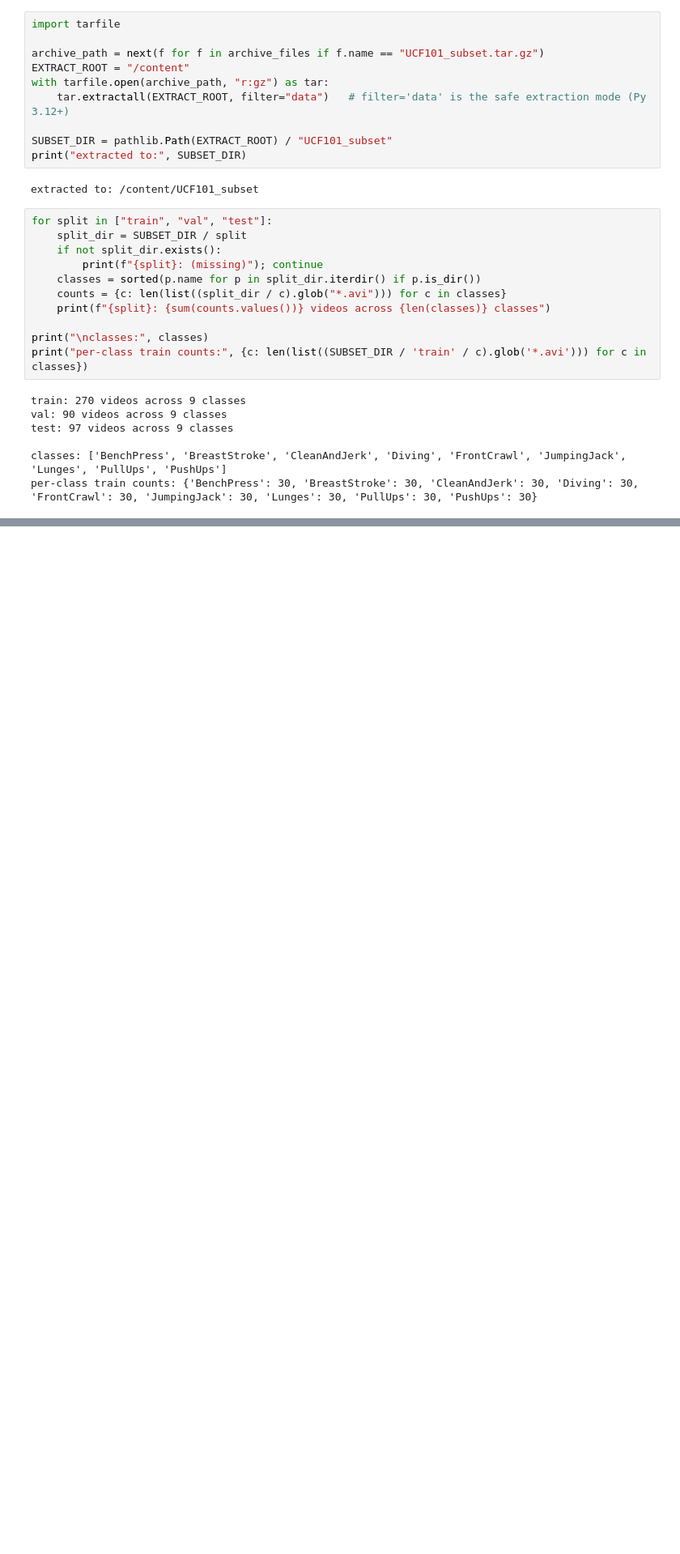
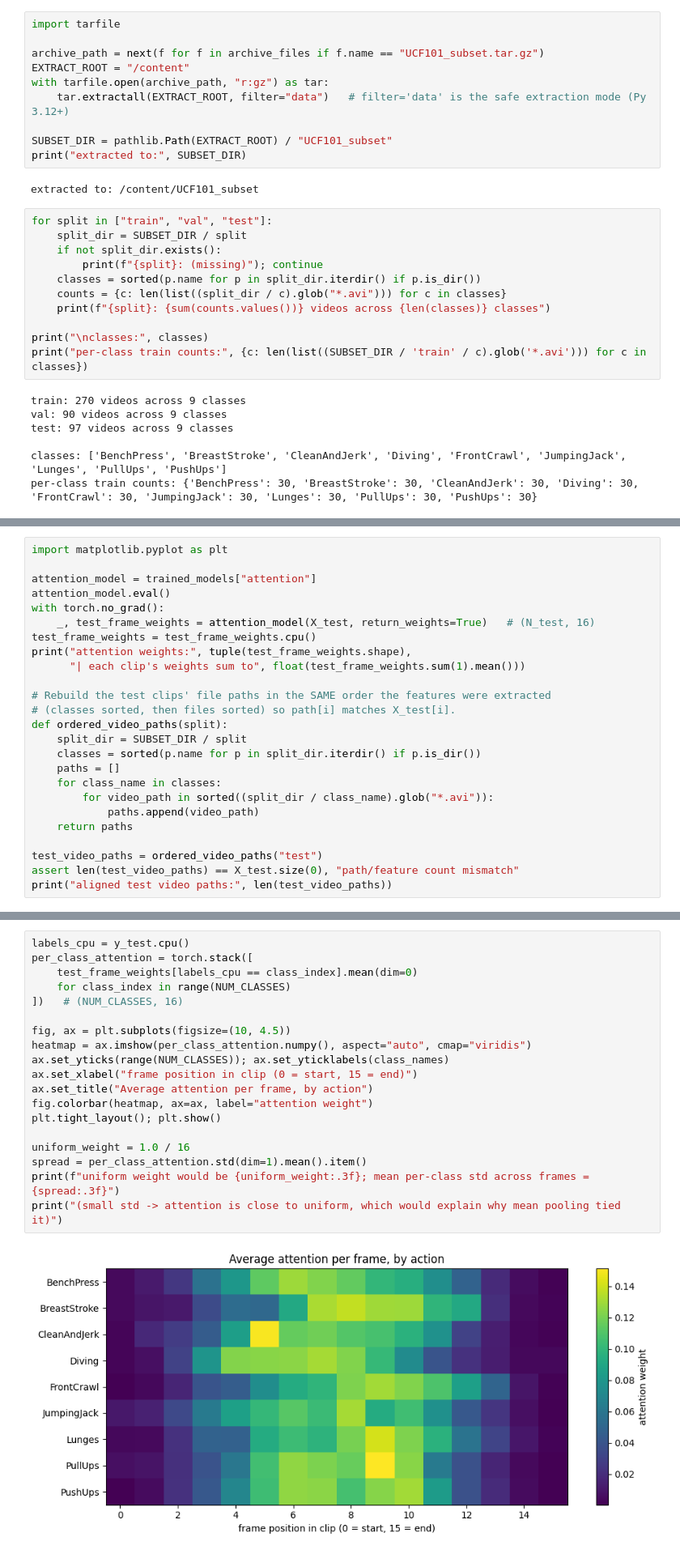
Before and after one commit to HuMzAHCodes/FrameSight, a Jupyter notebook: framesight.ipynb, the cells around one changed output, grey strips where cells are left out. Shown at 81% size. Saved outputs shown, nothing was run; the diff lists cells and outputs as text; blank space fills up the shorter version.

```diff
--- a/framesight.ipynb
+++ b/framesight.ipynb
@@ -136,0 +362,25 @@ per-class train counts: {'BenchPress': 30, 'BreastStroke': 30, 'CleanAndJerk': 3
+# %%
+import matplotlib.pyplot as plt
+
+attention_model = trained_models["attention"]
+attention_model.eval()
+with torch.no_grad():
+    _, test_frame_weights = attention_model(X_test, return_weights=True)   # (N_test, 16)
+test_frame_weights = test_frame_weights.cpu()
+print("attention weights:", tuple(test_frame_weights.shape),
+      "| each clip's weights sum to", float(test_frame_weights.sum(1).mean()))
+
+# Rebuild the test clips' file paths in the SAME order the features were extracted
+# (classes sorted, then files sorted) so path[i] matches X_test[i].
+def ordered_video_paths(split):
+    split_dir = SUBSET_DIR / split
+    classes = sorted(p.name for p in split_dir.iterdir() if p.is_dir())
+    paths = []
+    for class_name in classes:
+        for video_path in sorted((split_dir / class_name).glob("*.avi")):
+            paths.append(video_path)
+    return paths
+
+test_video_paths = ordered_video_paths("test")
+assert len(test_video_paths) == X_test.size(0), "path/feature count mismatch"
+print("aligned test video paths:", len(test_video_paths))
@@ -136,0 +390,21 @@ per-class train counts: {'BenchPress': 30, 'BreastStroke': 30, 'CleanAndJerk': 3
+# %%
+labels_cpu = y_test.cpu()
+per_class_attention = torch.stack([
+    test_frame_weights[labels_cpu == class_index].mean(dim=0)
+    for class_index in range(NUM_CLASSES)
+])   # (NUM_CLASSES, 16)
+
+fig, ax = plt.subplots(figsize=(10, 4.5))
+heatmap = ax.imshow(per_class_attention.numpy(), aspect="auto", cmap="viridis")
+ax.set_yticks(range(NUM_CLASSES)); ax.set_yticklabels(class_names)
+ax.set_xlabel("frame position in clip (0 = start, 15 = end)")
+ax.set_title("Average attention per frame, by action")
+fig.colorbar(heatmap, ax=ax, label="attention weight")
+plt.tight_layout(); plt.show()
+
+uniform_weight = 1.0 / 16
+spread = per_class_attention.std(dim=1).mean().item()
+print(f"uniform weight would be {uniform_weight:.3f}; mean per-class std across frames = {spread:.3f}")
+print("(small std -> attention is close to uniform, which would explain why mean pooling tied it)")
+# %% [output]
+[figure, added]
```
Also changed, not shown: parts of 22 cells of this notebook, 1 other file.
